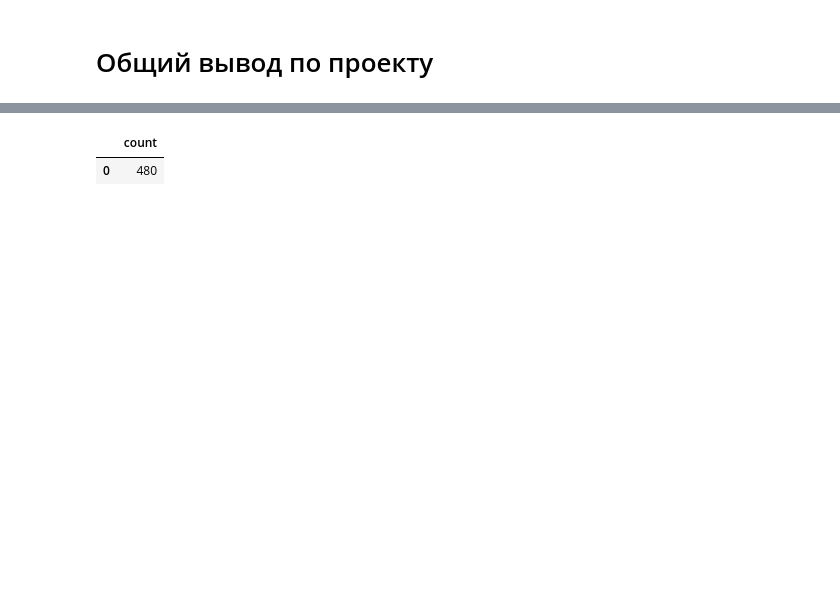
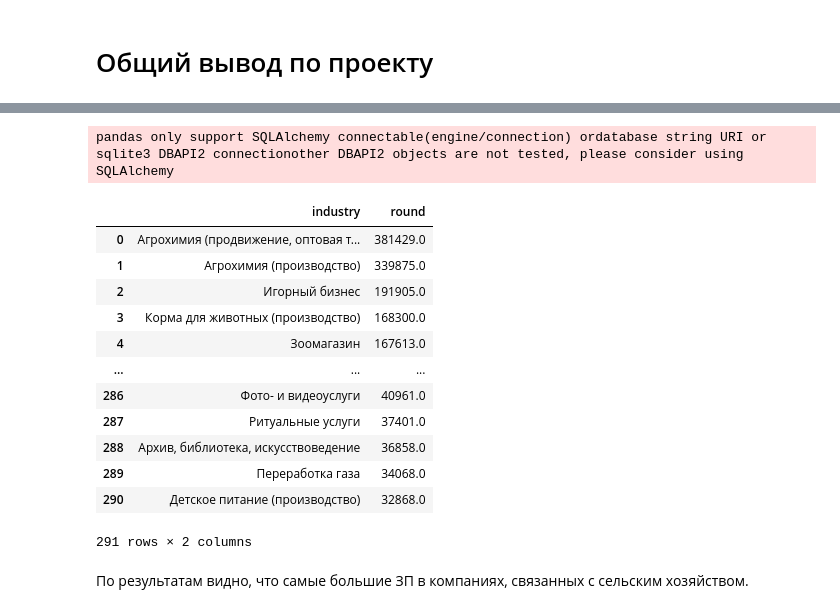
Before and after one commit to Karayushii/Skillfactory_DST, a Jupyter notebook: project_2/Project_2_Ноутбук_шаблон.ipynb, the cells around one changed output, grey strips where cells are left out. Drawn from its saved outputs; the diff is of its cells as text; code cells hidden in the pictures; blank space fills up the shorter version.

```diff
--- a/project_2/Project_2_Ноутбук_шаблон.ipynb
+++ b/project_2/Project_2_Ноутбук_шаблон.ipynb
@@ -8,9 +9,3 @@ import psycopg2
-# %%
-DBNAME = 'project_sql'
-USER = 'skillfactory'
-PASSWORD = 'cCkxxLVrDE8EbvjueeMedPKt'
-HOST = '84.201.134.129'
-PORT = 5432
 # %%
 connection = psycopg2.connect(
     dbname=DBNAME,
@@ -574,11 +584,54 @@ df_6_6
 # %%
-# Для более подробной оценки, необходимо знать количество вакансий по DS
-query_7_1 = f'''select count(*)
-from vacancies
-{ds_search_text}
+# Хотелось бы увидеть зависимость средней ЗП от направления компании
+query_7_1 = f'''select industry,round(avg(slry))
+from(
+(select
+i.name industry,
+v.salary_from slry
+from vacancies v
+join employers e on v.employer_id = e.id
+join employers_industries ei on ei.employer_id = e.id
+join industries i on i.id = ei.industry_id
+where salary_from is not null and not (salary_from is not null and salary_to is not null)
+)
+union all
+(select
+i.name,
+v.salary_to
+from vacancies v
+join employers e on v.employer_id = e.id
+join employers_industries ei on ei.employer_id = e.id
+join industries i on i.id = ei.industry_id
+where salary_to is not null and not (salary_from is not null and salary_to is not null)
+)
+union all
+(select
+i.name,
+(v.salary_from + v.salary_to)/2
+from vacancies v
+join employers e on v.employer_id = e.id
+join employers_industries ei on ei.employer_id = e.id
+join industries i on i.id = ei.industry_id
+where salary_from is not null and salary_to is not null
+)
+) as r
+group by industry
+order by avg(slry) desc
 '''
 df_7_1  =  pd.read_sql_query(query_7_1,connection)
 df_7_1
 # %% [output]
+pandas only support SQLAlchemy connectable(engine/connection) ordatabase string URI or sqlite3 DBAPI2 connectionother DBAPI2 objects are not tested, please consider using SQLAlchemy
-|  | count |
-| 0 | 480 |
+|  | industry | round |
+| 0 | Агрохимия (продвижение, оптовая т... | 381429.0 |
+| 1 | Агрохимия (производство) | 339875.0 |
+| 2 | Игорный бизнес | 191905.0 |
+| 3 | Корма для животных (производство) | 168300.0 |
+| 4 | Зоомагазин | 167613.0 |
+| ... | ... | ... |
+| 286 | Фото- и видеоуслуги | 40961.0 |
+| 287 | Ритуальные услуги | 37401.0 |
+| 288 | Архив, библиотека, искусствоведение | 36858.0 |
+| 289 | Переработка газа | 34068.0 |
+| 290 | Детское питание (производство) | 32868.0 |
+291 rows × 2 columns
@@ -584,0 +649,2 @@ df_7_1
+# %% [markdown]
+По результатам видно, что самые большие ЗП в компаниях, связанных с сельским хозяйством.
```
Also changed, not shown: parts of 31 cells of this notebook, 4 other files.
